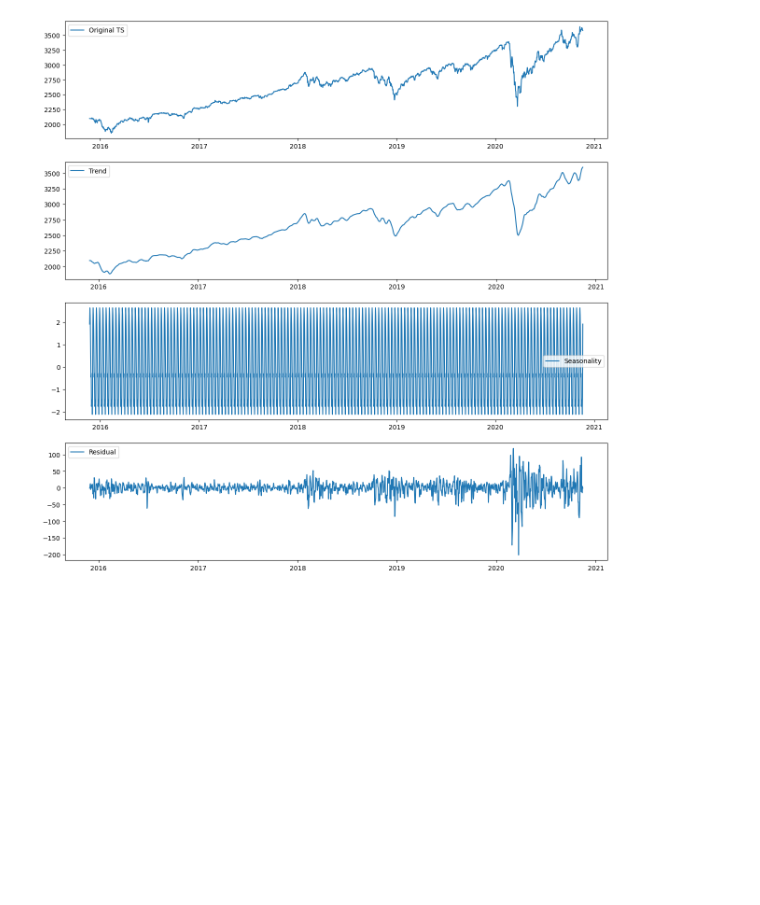
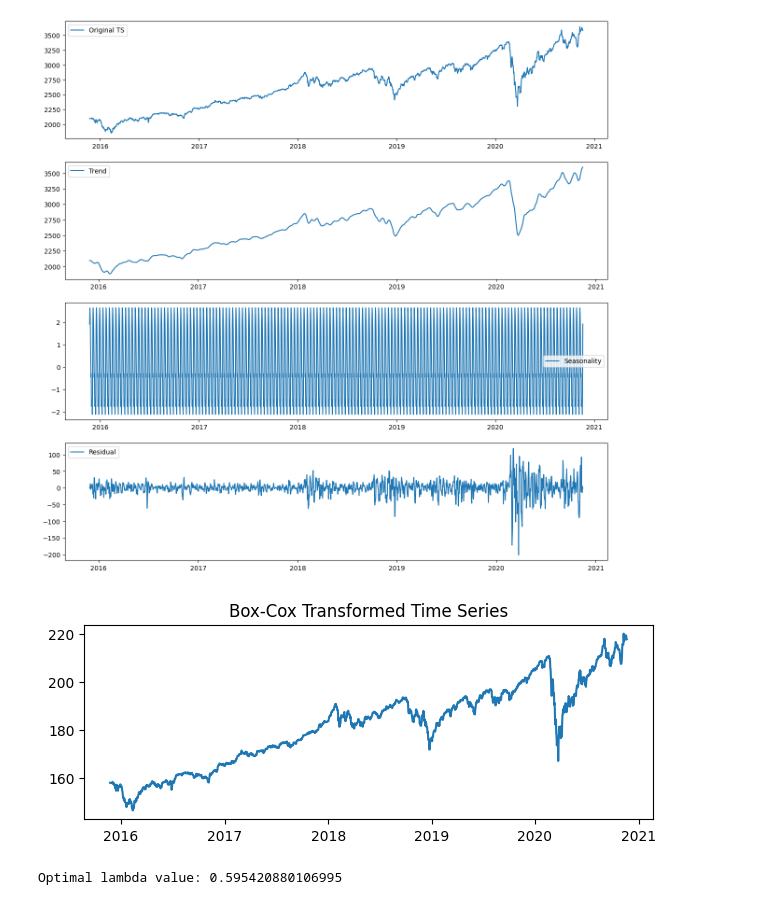
Before and after one commit to TheNoobGoda/time_series_project, a Jupyter notebook: yahoo_stock.ipynb, the cells around one changed output. Cells and saved outputs as stored; diff of their text form; code cells hidden in the pictures; blank space fills up the shorter version.

```diff
--- a/yahoo_stock.ipynb
+++ b/yahoo_stock.ipynb
@@ -139,3 +140,17 @@ plt.legend(loc='best')
 # %% [output]
 <matplotlib.legend.Legend at 0x...>
 [figure]
+# %%
+transformed_values, lambda_value = boxcox(df['High'])
+
+plt.subplot(2, 1, 2)
+plt.plot(df.index, transformed_values)
+plt.title('Box-Cox Transformed Time Series')
+
+plt.tight_layout()
+plt.show()
+
+print(f'Optimal lambda value: {lambda_value}')
+# %% [output]
+[figure, added]
+Optimal lambda value: 0.595420880106995
```
Also changed, not shown: parts of 1 cell of this notebook.
